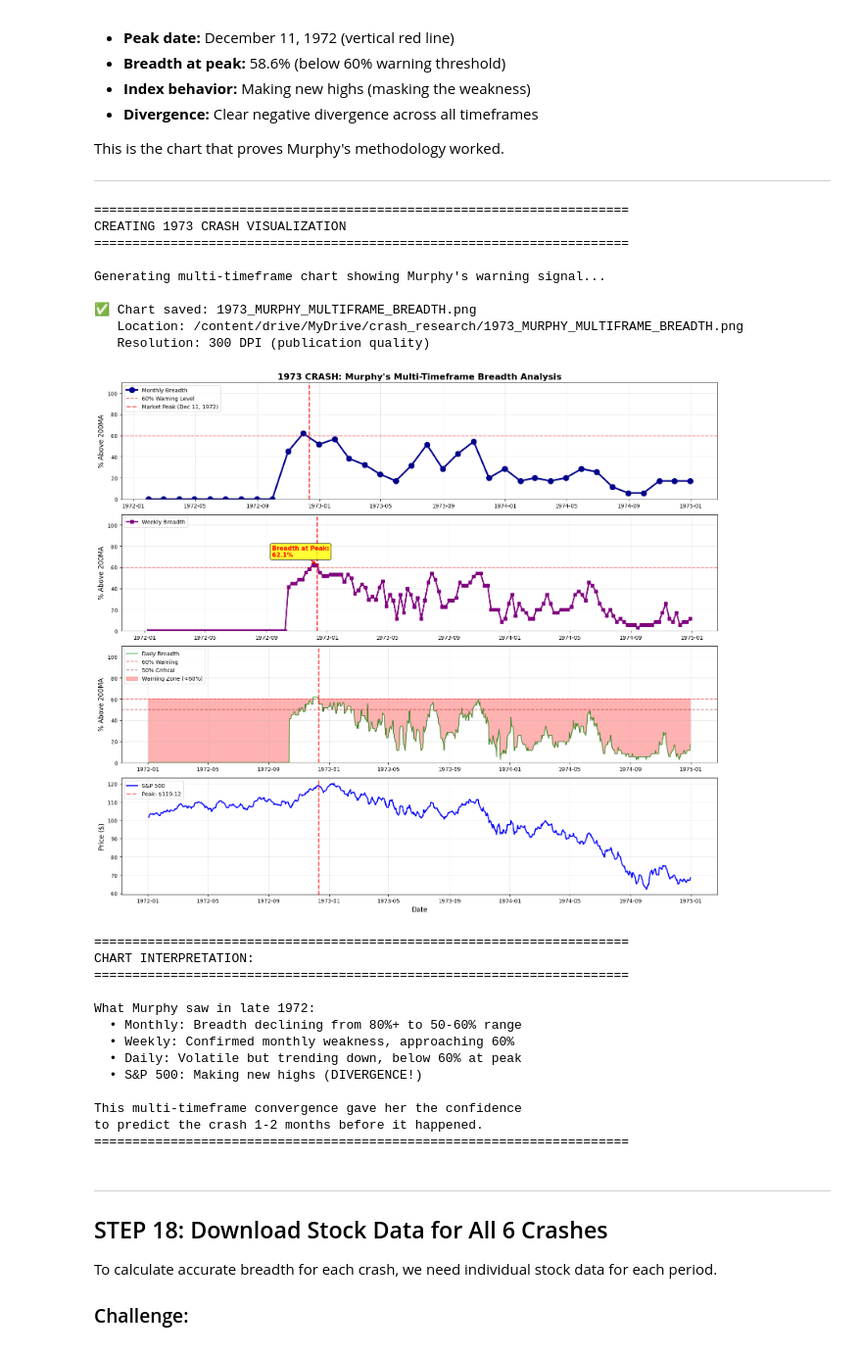
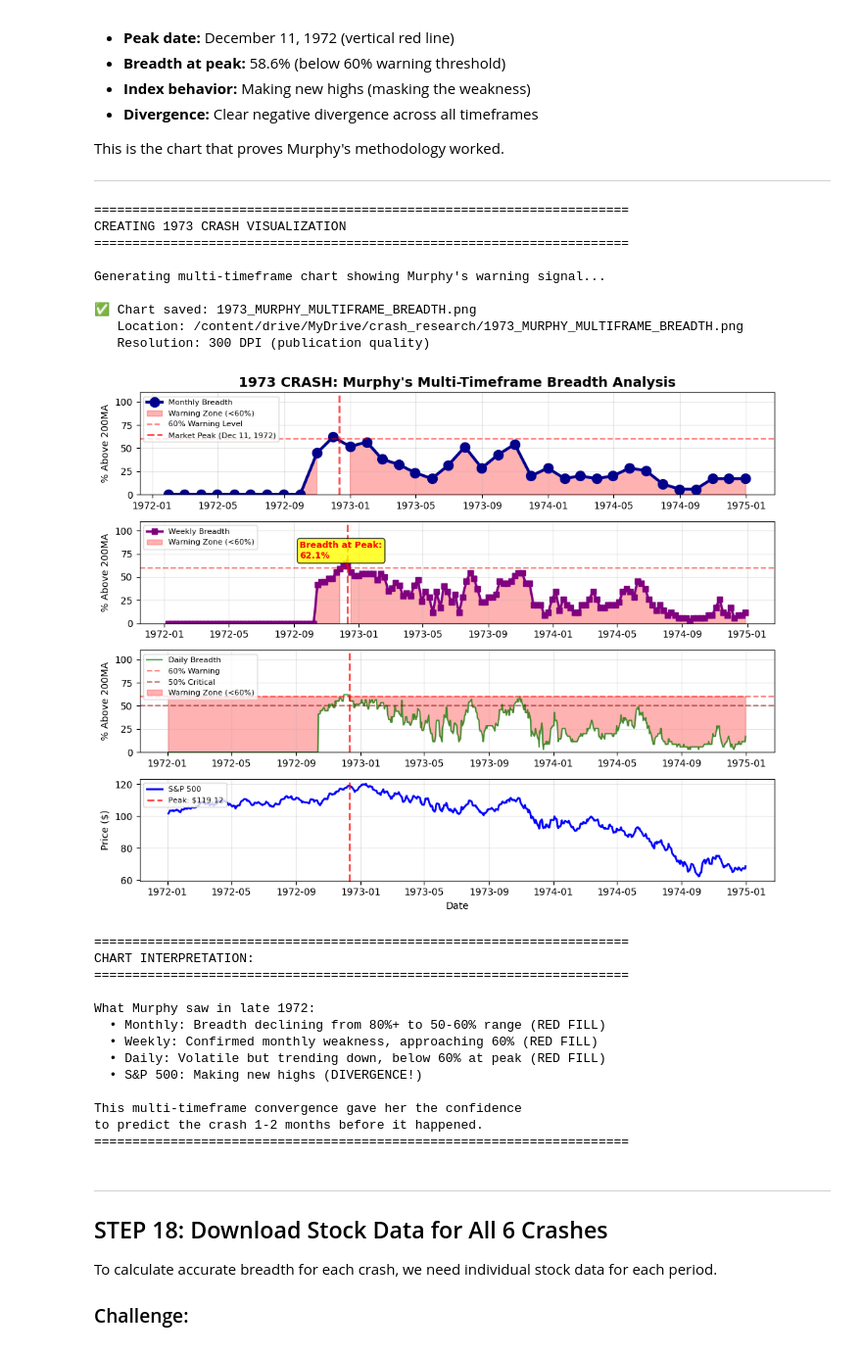
Before and after one commit to tduane3579/15---dsc-pandas-data-cleaning-lab, a Jupyter notebook: Crashes_since_1973.ipynb, the cells around one changed output. Shown at 98% size. Drawn from its saved outputs; the diff is of its cells as text; code cells hidden in the pictures.

```diff
--- a/Crashes_since_1973.ipynb
+++ b/Crashes_since_1973.ipynb
@@ -1976,7 +1977,7 @@ This is the chart that proves Murphy's methodology worked.
 ---
 # %%
 # ============================================================================
-# CREATE 1973 MULTI-TIMEFRAME BREADTH VISUALIZATION
+# CREATE 1973 MULTI-TIMEFRAME BREADTH VISUALIZATION (FIXED)
 # ============================================================================
 
 print("="*70)
@@ -2014,14 +2015,22 @@ viz_monthly = monthly_1973.loc[viz_start:viz_end]
 peak_date = pd.to_datetime('1972-12-11')
 
 # Create a figure with 4 subplots (4 rows, 1 column)
-# figsize=(width, height) in inches
-fig, axes = plt.subplots(4, 1, figsize=(16, 14))
+# Figure size: 10 inches wide x 8 inches tall
+fig, axes = plt.subplots(4, 1, figsize=(10, 8))
 
 # ----- PANEL 1: MONTHLY BREADTH -----
 # Plot monthly breadth with large markers for visibility
 axes[0].plot(viz_monthly.index, viz_monthly['Pct_Above_200MA'],
              linewidth=3, color='darkblue', marker='o', markersize=10,
              label='Monthly Breadth')
+
+# Add red fill where monthly breadth is below 60%
+axes[0].fill_between(viz_monthly.index,
+                      0,
+                      viz_monthly['Pct_Above_200MA'],
+                      where=(viz_monthly['Pct_Above_200MA'] < 60),
+                      alpha=0.3, color='red',
+                      label='Warning Zone (<60%)')
 
 # Add horizontal reference line at 60% (warning threshold)
 axes[0].axhline(60, color='red', linestyle='--', alpha=0.5,
@@ -2033,9 +2042,9 @@ axes[0].axvline(peak_date, color='red', linestyle='--', alpha=0.7,
 
 # Set title, labels, legend, grid
 axes[0].set_title('1973 CRASH: Murphy\'s Multi-Timeframe Breadth Analysis',
-                  fontsize=16, fontweight='bold')
-axes[0].set_ylabel('% Above 200MA', fontsize=12)
-axes[0].legend(loc='upper left', fontsize=10)
+                  fontsize=14, fontweight='bold')
+axes[0].set_ylabel('% Above 200MA', fontsize=10)
+axes[0].legend(loc='upper left', fontsize=8)
 axes[0].grid(True, alpha=0.3)
 axes[0].set_ylim(0, 110)  # Set y-axis range from 0 to 110%
 
@@ -2044,6 +2053,14 @@ axes[0].set_ylim(0, 110)  # Set y-axis range from 0 to 110%
 axes[1].plot(viz_weekly.index, viz_weekly['Pct_Above_200MA'],
              linewidth=2.5, color='purple', marker='s', markersize=6,
              label='Weekly Breadth')
+
+# Add red fill where weekly breadth is below 60%
+axes[1].fill_between(viz_weekly.index,
+                      0,
+                      viz_weekly['Pct_Above_200MA'],
+                      where=(viz_weekly['Pct_Above_200MA'] < 60),
+                      alpha=0.3, color='red',
+                      label='Warning Zone (<60%)')
 
 # Add reference lines
 axes[1].axhline(60, color='red', linestyle='--', alpha=0.5)
@@ -2056,12 +2073,12 @@ axes[1].annotate(f'Breadth at Peak:\n{peak_breadth_weekly:.1f}%',
                  xy=(peak_date, peak_breadth_weekly),
                  xytext=(peak_date - pd.Timedelta(days=90), 70),
                  arrowprops=dict(arrowstyle='->', color='red', lw=2),
-                 fontsize=11, color='red', fontweight='bold',
+                 fontsize=9, color='red', fontweight='bold',
                  bbox=dict(boxstyle='round', facecolor='yellow', alpha=0.8))
 
 # Set labels, legend, grid
-axes[1].set_ylabel('% Above 200MA', fontsize=12)
-axes[1].legend(loc='upper left', fontsize=10)
+axes[1].set_ylabel('% Above 200MA', fontsize=10)
+axes[1].legend(loc='upper left', fontsize=8)
 axes[1].grid(True, alpha=0.3)
 axes[1].set_ylim(0, 110)
 
@@ -2086,8 +2103,8 @@ axes[2].fill_between(viz_daily.index, 60, viz_daily['Pct_Above_200MA'],
                       label='Warning Zone (<60%)')
 
 # Set labels, legend, grid
-axes[2].set_ylabel('% Above 200MA', fontsize=12)
-axes[2].legend(loc='upper left', fontsize=10)
+axes[2].set_ylabel('% Above 200MA', fontsize=10)
+axes[2].legend(loc='upper left', fontsize=8)
 axes[2].grid(True, alpha=0.3)
 axes[2].set_ylim(0, 110)
 
@@ -2102,54 +2119,54 @@ axes[3].axvline(peak_date, color='red', linestyle='--', alpha=0.7,
                 linewidth=2, label=f'Peak: $119.12')
 
 # Set labels, legend, grid
-axes[3].set_ylabel('Price ($)', fontsize=12)
-axes[3].set_xlabel('Date', fontsize=12)
-axes[3].legend(loc='upper left', fontsize=10)
+axes[3].set_ylabel('Price ($)', fontsize=10)
+axes[3].set_xlabel('Date', fontsize=10)
+axes[3].legend(loc='upper left', fontsize=8)
 axes[3].grid(True, alpha=0.3)
 
 # Adjust spacing between subplots to prevent overlap
 plt.tight_layout()
 
 # Save the chart to Google Drive
 chart_filename = f'{crash_research_folder}/1973_MURPHY_MULTIFRAME_BREADTH.png'
 plt.savefig(chart_filename, dpi=300, bbox_inches='tight')
 print(f"✅ Chart saved: 1973_MURPHY_MULTIFRAME_BREADTH.png")
 print(f"   Location: {chart_filename}")
 print(f"   Resolution: 300 DPI (publication quality)")
 
 # Display the chart
 plt.show()
 
 print("\n" + "="*70)
 print("CHART INTERPRETATION:")
 print("="*70)
 print("\nWhat Murphy saw in late 1972:")
-print("  • Monthly: Breadth declining from 80%+ to 50-60% range")
-print("  • Weekly: Confirmed monthly weakness, approaching 60%")
-print("  • Daily: Volatile but trending down, below 60% at peak")
+print("  • Monthly: Breadth declining from 80%+ to 50-60% range (RED FILL)")
+print("  • Weekly: Confirmed monthly weakness, approaching 60% (RED FILL)")
+print("  • Daily: Volatile but trending down, below 60% at peak (RED FILL)")
 print("  • S&P 500: Making new highs (DIVERGENCE!)")
 print("\nThis multi-timeframe convergence gave her the confidence")
 print("to predict the crash 1-2 months before it happened.")
 print("="*70)
 # %% [output]
 ======================================================================
 CREATING 1973 CRASH VISUALIZATION
 ======================================================================
 
 Generating multi-timeframe chart showing Murphy's warning signal...
 
 ✅ Chart saved: 1973_MURPHY_MULTIFRAME_BREADTH.png
    Location: /content/drive/MyDrive/crash_research/1973_MURPHY_MULTIFRAME_BREADTH.png
    Resolution: 300 DPI (publication quality)
-[figure, old version]
+[figure, new version]
 ======================================================================
 CHART INTERPRETATION:
 ======================================================================
 
 What Murphy saw in late 1972:
-  • Monthly: Breadth declining from 80%+ to 50-60% range
-  • Weekly: Confirmed monthly weakness, approaching 60%
-  • Daily: Volatile but trending down, below 60% at peak
+  • Monthly: Breadth declining from 80%+ to 50-60% range (RED FILL)
+  • Weekly: Confirmed monthly weakness, approaching 60% (RED FILL)
+  • Daily: Volatile but trending down, below 60% at peak (RED FILL)
   • S&P 500: Making new highs (DIVERGENCE!)
 
 This multi-timeframe convergence gave her the confidence
```
Also changed, not shown: parts of 10 cells of this notebook.
